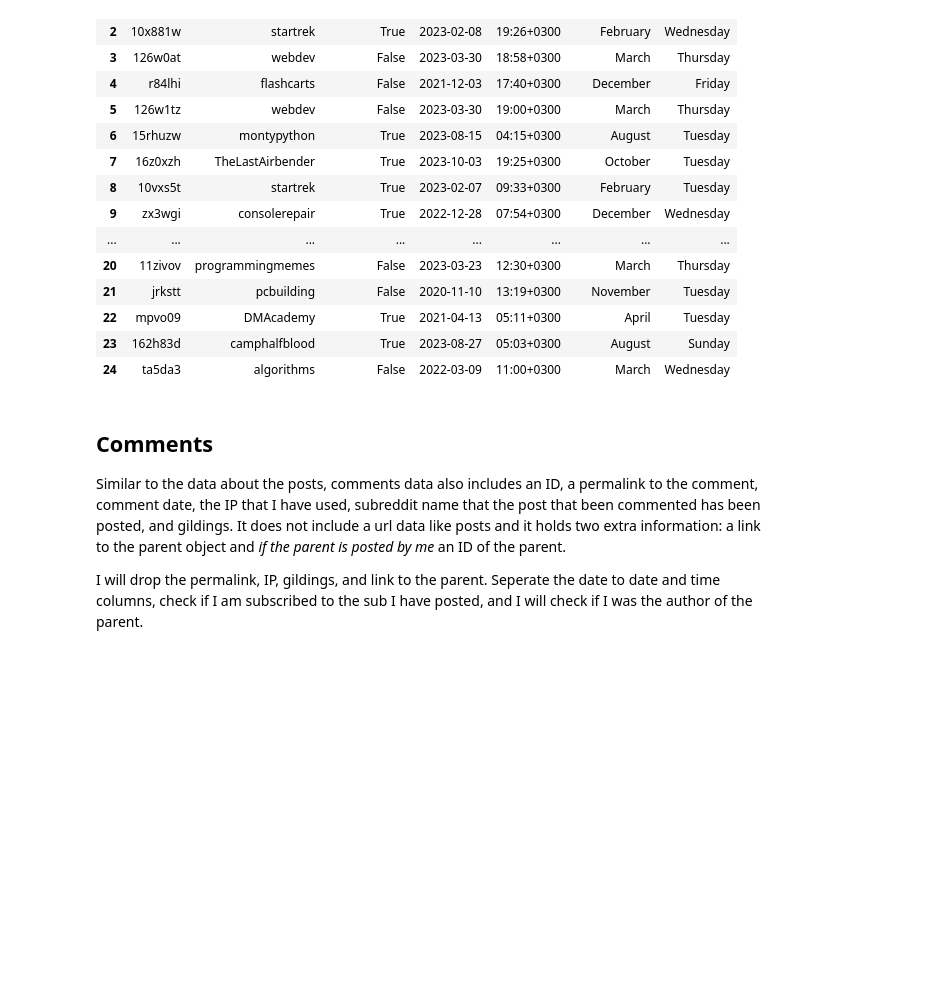
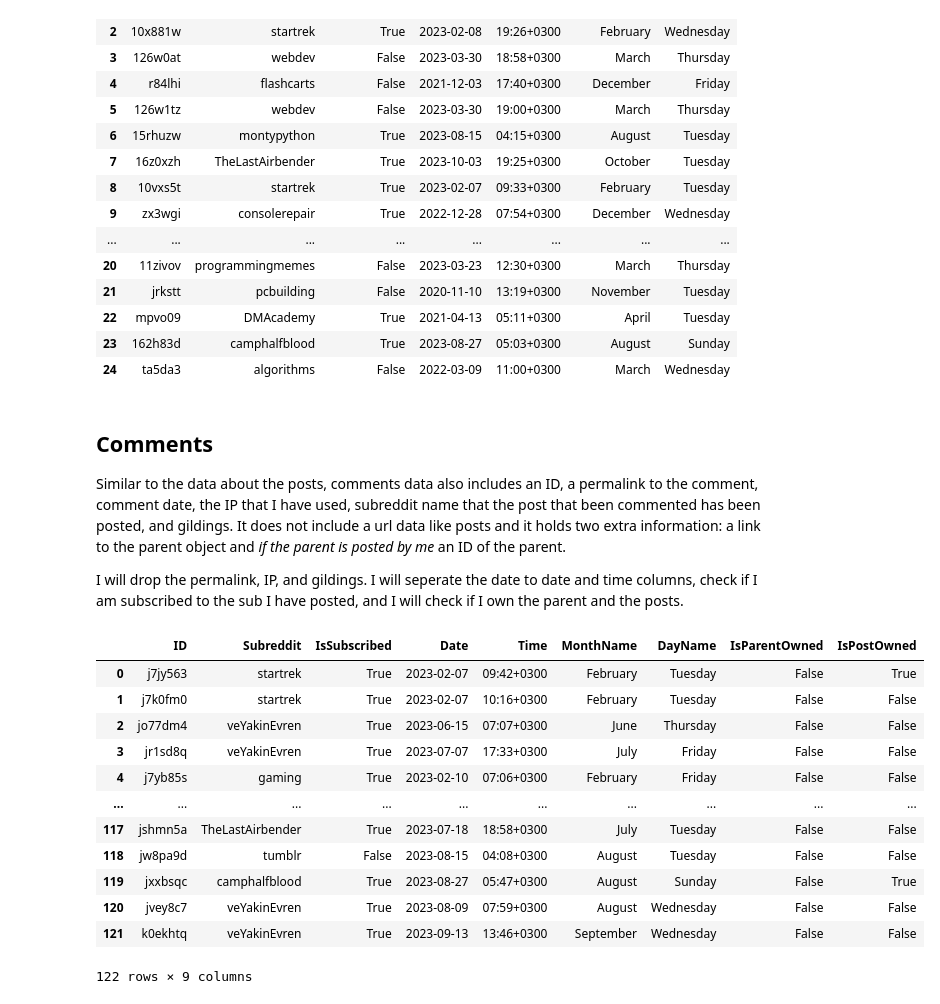
Before and after one commit to firatbatar/my-reddit-data, a Jupyter notebook: reddit_analysis.ipynb, the cells around one changed output. Cells and saved outputs as stored; diff of their text form; code cells hidden in the pictures; blank space fills up the shorter version.

Commit message:
Add comments data The data about my comments are gathered, cleaned and filtered.

```diff
--- a/reddit_analysis.ipynb
+++ b/reddit_analysis.ipynb
@@ -327,6 +327,8 @@ try:
 except KeyError:
     pass
 
+# Specify the Dtypes for later use
+posts_df["IsSubscribed"] = posts_df["IsSubscribed"].astype(dtype="bool")
 posts_df["Date"] = pd.to_datetime(posts_df["Date"], format="%d-%m-%Y")
 posts_df
 # %% [output]
@@ -352,4 +354,72 @@ posts_df
 
 Similar to the data about the posts, comments data also includes an ID, a permalink to the comment, comment date, the IP that I have used, subreddit name that the post that been commented has been posted, and gildings. It does not include a url data like posts and it holds two extra information: a link to the parent object and _if the parent is posted by me_ an ID of the parent.
 
-I will drop the permalink, IP, gildings, and link to the parent. Seperate the date to date and time columns, check if I am subscribed to the sub I have posted, and I will check if I was the author of the parent.
+I will drop the permalink, IP, and gildings. I will seperate the date to date and time columns, check if I am subscribed to the sub I have posted, and I will check if I own the parent and the posts.
+# %%
+fname = "comment_headers.csv"
+comments_df = pd.read_csv(data_path + fname).rename(columns={"id": "ID", "date": "RawDate", "subreddit": "Subreddit"}).drop(columns=["permalink", "ip", "gildings"])
+# %%
+try:
+    raw_date_col = comments_df["RawDate"]  # Raw Date column
+
+    # Add new columns
+    comments_df[["IsSubscribed", "Date", "Time", "MonthName", "DayName", "IsParentOwned", "IsPostOwned"]] = None
+
+    for idx in range(len(raw_date_col)):
+        raw_date = raw_date_col.iloc[idx].replace(" UTC", "")  # Get the time in UTC time
+
+        # Convert datetime to local time zone
+        local_datetime = datetime.fromisoformat(raw_date).astimezone()
+        datetime_dict = raw_date_to_datetime(local_datetime)
+
+        comments_dict = dict()
+        # Check if subscribed
+        comments_dict["IsSubscribed"] = is_subscribed_to(comments_df.loc[idx, "Subreddit"], subreddits_df)
+
+        # Get the post id from the link, note that it does not have to be the parent id if it is reply to another comment
+        post_link = comments_df.loc[idx, "link"]
+        post_id_idx_start = post_link.find("comments/") + 9
+        post_id_idx_end = post_link.find("/", post_id_idx_start)
+        post_id = post_link[post_id_idx_start:post_id_idx_end]
+        # Check if the post is owned by me
+        comments_dict["IsPostOwned"] = (posts_df == post_id).any().any()
+
+        # Check if parent ID exists, and if it does check if it is owned by me
+        if type(comments_df.loc[idx, "parent"]) == str:
+            parent_id = comments_df.loc[idx, "parent"]
+            comments_dict["IsParentOwned"] = (posts_df == parent_id).any().any() or (comments_df["ID"] == parent_id).any()
+        else:
+            comments_dict["IsParentOwned"] = False
+
+        # Add the ald raw date data to new dict
+        comments_dict["RawDate"] = raw_date + " UTC"
+        comments_dict["link"] = raw_date + " UTC"
+        comments_dict["ID"] = comments_df.loc[idx, "ID"]
+        comments_dict["Subreddit"] = comments_df.loc[idx, "Subreddit"]
+
+
+        comments_df.iloc[idx] = (comments_dict | datetime_dict)  # Insert the new row
+
+    comments_df = comments_df.drop(columns=["RawDate", "parent", "link"])
+except KeyError:
+    pass
+
+# Specify the Dtypes for later use
+comments_df["IsSubscribed"] = comments_df["IsSubscribed"].astype(dtype="bool")
+comments_df["IsParentOwned"] = comments_df["IsParentOwned"].astype(dtype="bool")
+comments_df["Date"] = pd.to_datetime(comments_df["Date"], format="%d-%m-%Y")
+comments_df
+# %% [output]
+|  | ID | Subreddit | IsSubscribed | Date | Time | MonthName | DayName | IsParentOwned | IsPostOwned |
+| 0 | j7jy563 | startrek | True | 2023-02-07 | 09:42+0300 | February | Tuesday | False | True |
+| 1 | j7k0fm0 | startrek | True | 2023-02-07 | 10:16+0300 | February | Tuesday | False | False |
+| 2 | jo77dm4 | veYakinEvren | True | 2023-06-15 | 07:07+0300 | June | Thursday | False | False |
+| 3 | jr1sd8q | veYakinEvren | True | 2023-07-07 | 17:33+0300 | July | Friday | False | False |
+| 4 | j7yb85s | gaming | True | 2023-02-10 | 07:06+0300 | February | Friday | False | False |
+| ... | ... | ... | ... | ... | ... | ... | ... | ... | ... |
+| 117 | jshmn5a | TheLastAirbender | True | 2023-07-18 | 18:58+0300 | July | Tuesday | False | False |
+| 118 | jw8pa9d | tumblr | False | 2023-08-15 | 04:08+0300 | August | Tuesday | False | False |
+| 119 | jxxbsqc | camphalfblood | True | 2023-08-27 | 05:47+0300 | August | Sunday | False | True |
+| 120 | jvey8c7 | veYakinEvren | True | 2023-08-09 | 07:59+0300 | August | Wednesday | False | False |
+| 121 | k0ekhtq | veYakinEvren | True | 2023-09-13 | 13:46+0300 | September | Wednesday | False | False |
+122 rows × 9 columns
```
